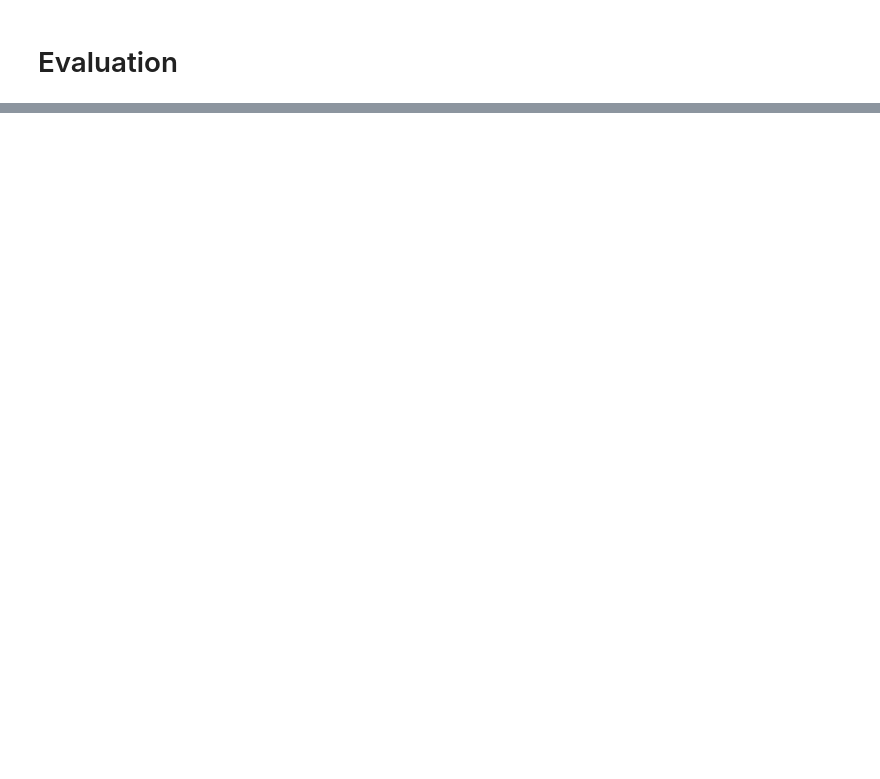
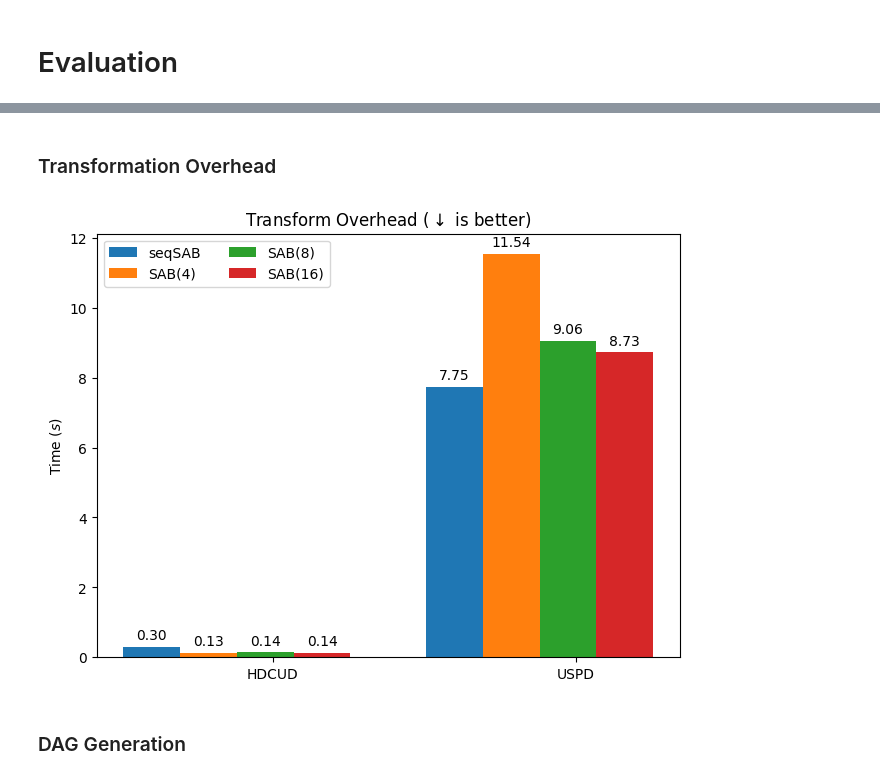
Before and after one commit to osayamenja/sab, a Jupyter notebook: walkthrough.ipynb, the cells around one changed output, grey strips where cells are left out. Drawn from its saved outputs; the diff is of its cells as text; code cells hidden in the pictures; blank space fills up the shorter version.

Commit message:
Plots

```diff
--- a/walkthrough.ipynb
+++ b/walkthrough.ipynb
@@ -177,5 +184,0 @@ G.add_edges_from(dg.edges)
-# %%
-r, alg_t = sab_core(G)
-print(alg_t)
-r, alg_t = sab_core(G, parallel=True)
-print(alg_t)
@@ -184,0 +213,11 @@ print(alg_t)
+# %%
+x_labels = ["HDCUD", "USPD"]
+y_labels = ["seqSAB", "SAB(4)", "SAB(8)", "SAB(16)"]
+d1_a_t = v_d[0][3]
+d2_a_t = v_d[1][3]
+
+# normalize to ms
+s_d = [d1_a_t[0] * 1000, d2_a_t[0] * 1000]
+s_4 = [d1_a_t[1] * 1000, d2_a_t[1] * 1000]
+s_8 = [d1_a_t[2] * 1000, d2_a_t[2] * 1000]
+s_16 = [d1_a_t[3] * 1000, d2_a_t[3] * 1000]
@@ -184,0 +241,24 @@ print(alg_t)
+# %% [markdown]
+### Transformation Overhead
+# %%
+d1_a_t = v_d[0][1]
+d2_a_t = v_d[1][1]
+
+# normalize to ms
+s_d = [d1_a_t[0] * 1000, d2_a_t[0] * 1000]
+s_4 = [d1_a_t[1] * 1000, d2_a_t[1] * 1000]
+s_8 = [d1_a_t[2] * 1000, d2_a_t[2] * 1000]
+s_16 = [d1_a_t[3] * 1000, d2_a_t[3] * 1000]
+# %%
+d_y = {
+    y_labels[0]: s_d,
+    y_labels[1]: s_4,
+    y_labels[2]: s_8,
+    y_labels[3]: s_16,
+}
+
+grouped_bar_plots(x_labels, d_y, r"Time ($s$)", r"Transform Overhead ($\downarrow$ is better)", "sab_t_o.pdf", lloc='upper left')
+# %% [output]
+[figure, added]
+# %% [markdown]
+### DAG Generation
```
Also changed, not shown: parts of 30 cells of this notebook, 4 other files.
